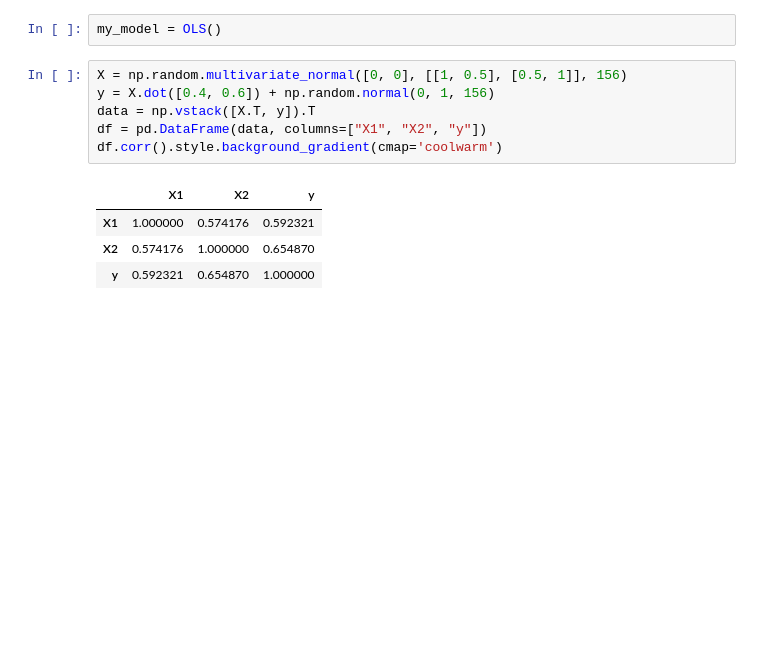
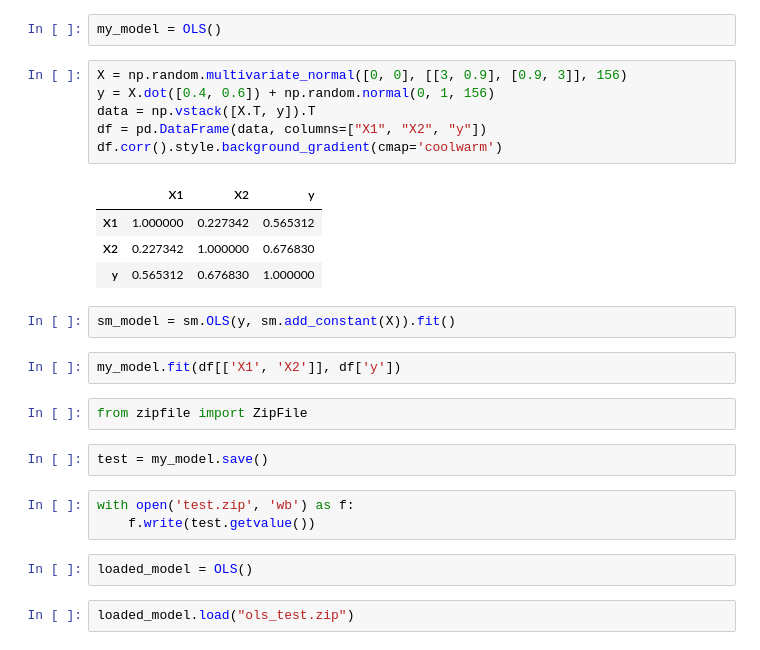
Before and after one commit to redam94/model_playground, a Jupyter notebook: notebooks/base_class_test.ipynb, the cells around one changed output. Cells and saved outputs as stored; diff of their text form; blank space fills up the shorter version.

```diff
--- a/notebooks/base_class_test.ipynb
+++ b/notebooks/base_class_test.ipynb
@@ -119,16 +20,31 @@ class OLS(SupervisedModel):
 # %%
 my_model = OLS()
 # %%
-X = np.random.multivariate_normal([0, 0], [[1, 0.5], [0.5, 1]], 156)
+X = np.random.multivariate_normal([0, 0], [[3, 0.9], [0.9, 3]], 156)
 y = X.dot([0.4, 0.6]) + np.random.normal(0, 1, 156)
 data = np.vstack([X.T, y]).T
 df = pd.DataFrame(data, columns=["X1", "X2", "y"])
 df.corr().style.background_gradient(cmap='coolwarm')
 # %% [output]
 |  | X1 | X2 | y |
-| X1 | 1.000000 | 0.574176 | 0.592321 |
-| X2 | 0.574176 | 1.000000 | 0.654870 |
-| y | 0.592321 | 0.654870 | 1.000000 |
+| X1 | 1.000000 | 0.227342 | 0.565312 |
+| X2 | 0.227342 | 1.000000 | 0.676830 |
+| y | 0.565312 | 0.676830 | 1.000000 |
+# %%
+sm_model = sm.OLS(y, sm.add_constant(X)).fit()
+# %%
+my_model.fit(df[['X1', 'X2']], df['y'])
+# %%
+from zipfile import ZipFile
+# %%
+test = my_model.save()
+# %%
+with open('test.zip', 'wb') as f:
+    f.write(test.getvalue())
+# %%
+loaded_model = OLS()
+# %%
+loaded_model.load("ols_test.zip")
 # %%
 my_model.summary()
 # %% [output]
```
Also changed, not shown: parts of 12 cells of this notebook, 2 other files.
